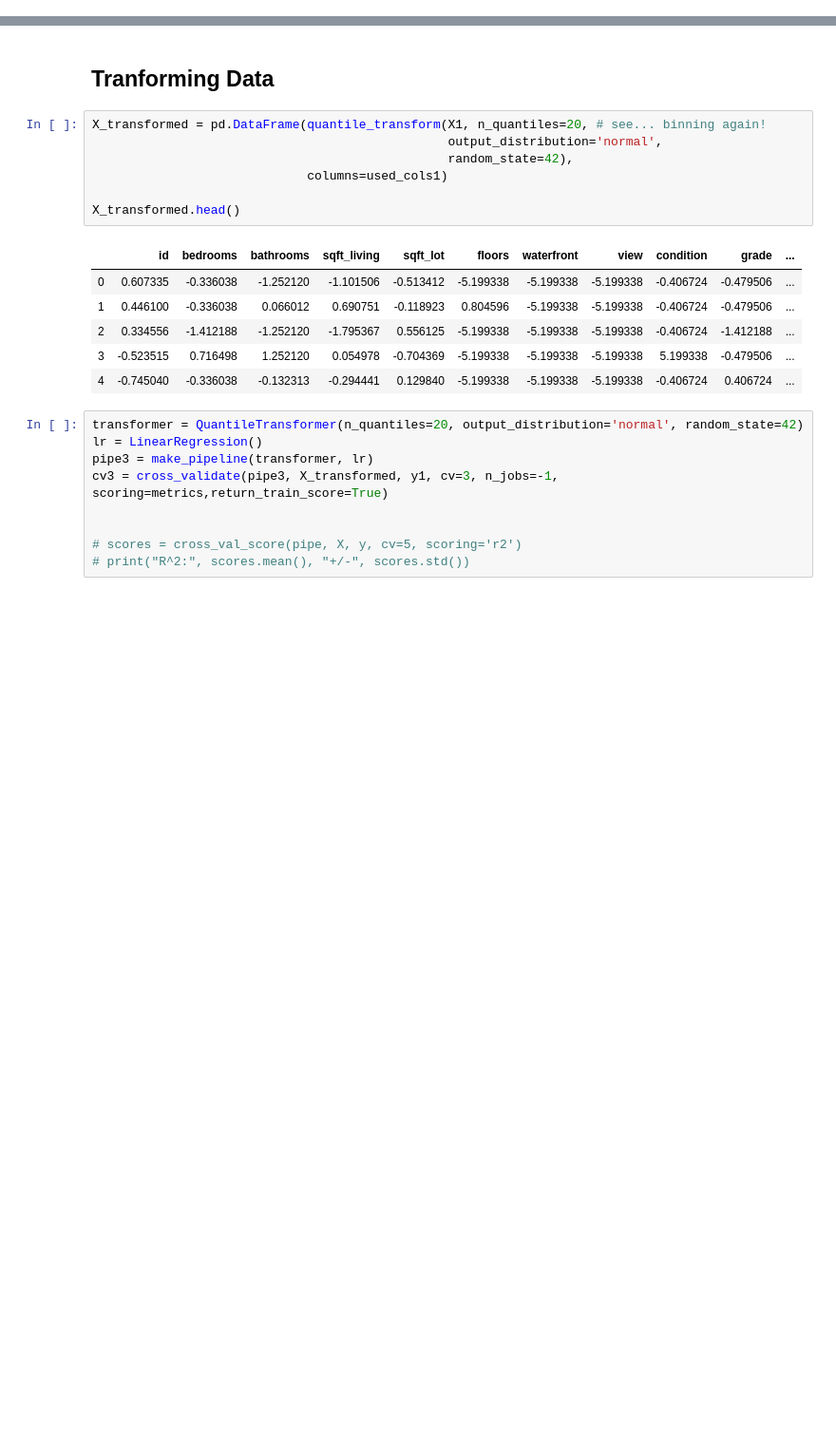
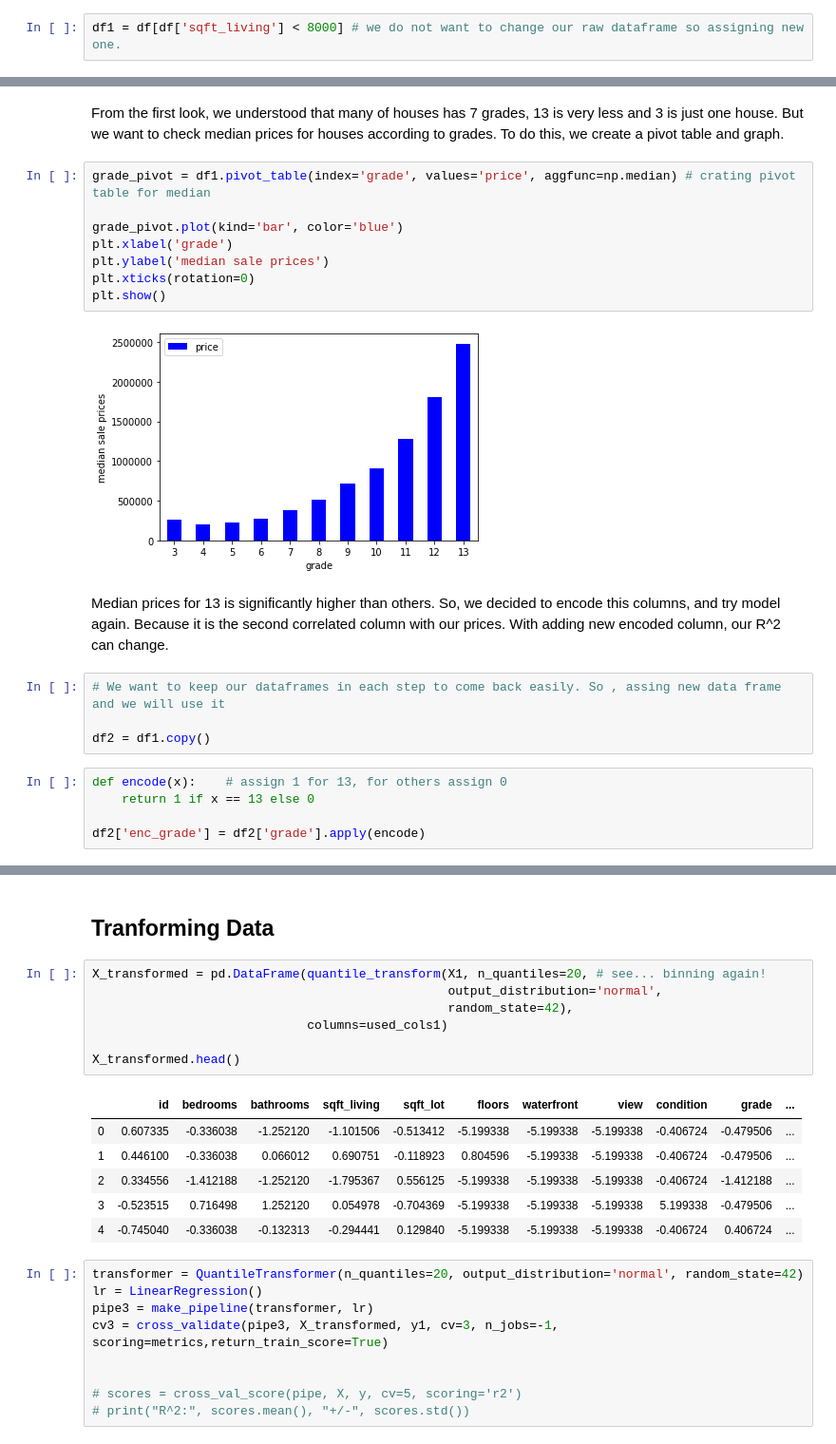
Before and after one commit to ezgigm/Project_2, a Jupyter notebook: STEP_2_Modelling.ipynb, the cells around one changed output, grey strips where cells are left out. Shown: that part at 95% size. Cells and saved outputs as stored; diff of their text form; blank space fills up the shorter version.

```diff
--- a/STEP_2_Modelling.ipynb
+++ b/STEP_2_Modelling.ipynb
@@ -234,3 +214,5 @@ plt.show()
+# %%
+df1 = df[df['sqft_living'] < 8000] # we do not want to change our raw dataframe so assigning new one.
 # %%
 df1.plot(x='sqft_living', y='price',style='o')
 # %% [output]
@@ -368,0 +282,25 @@ cv2['train_r2'].mean()
+# %% [markdown]
+From the first look, we understood that many of houses has 7 grades, 13 is very less and 3 is just one house.
+But we want to check median prices for houses according to grades. To do this, we create a pivot table and graph.
+# %%
+grade_pivot = df1.pivot_table(index='grade', values='price', aggfunc=np.median) # crating pivot table for median
+
+grade_pivot.plot(kind='bar', color='blue')
+plt.xlabel('grade')
+plt.ylabel('median sale prices')
+plt.xticks(rotation=0)
+plt.show()
+# %% [output]
+[figure, added]
+# %% [markdown]
+Median prices for 13 is significantly higher than others. So, we decided to encode this columns, and try model again.
+Because it is the second correlated column with our prices. With adding new encoded column, our R^2 can change.
+# %%
+# We want to keep our dataframes in each step to come back easily. So , assing new data frame and we will use it
+
+df2 = df1.copy()
+# %%
+def encode(x):    # assign 1 for 13, for others assign 0
+    return 1 if x == 13 else 0
+
+df2['enc_grade'] = df2['grade'].apply(encode)
```
Also changed, not shown: parts of 120 cells of this notebook, 1 other file.
